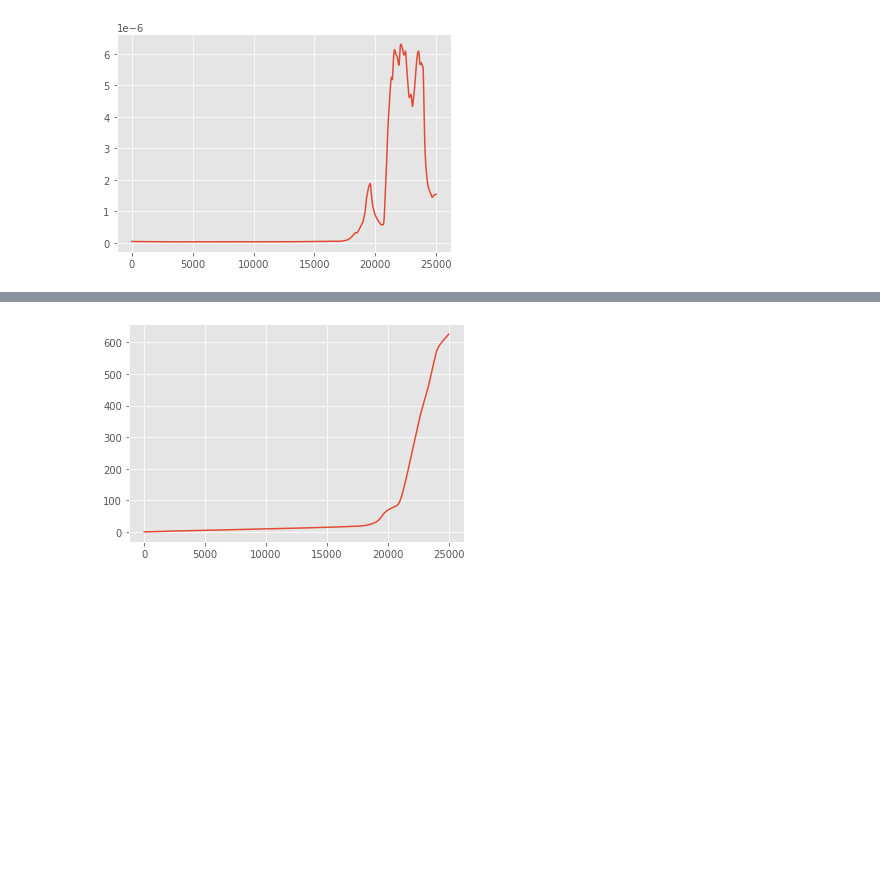
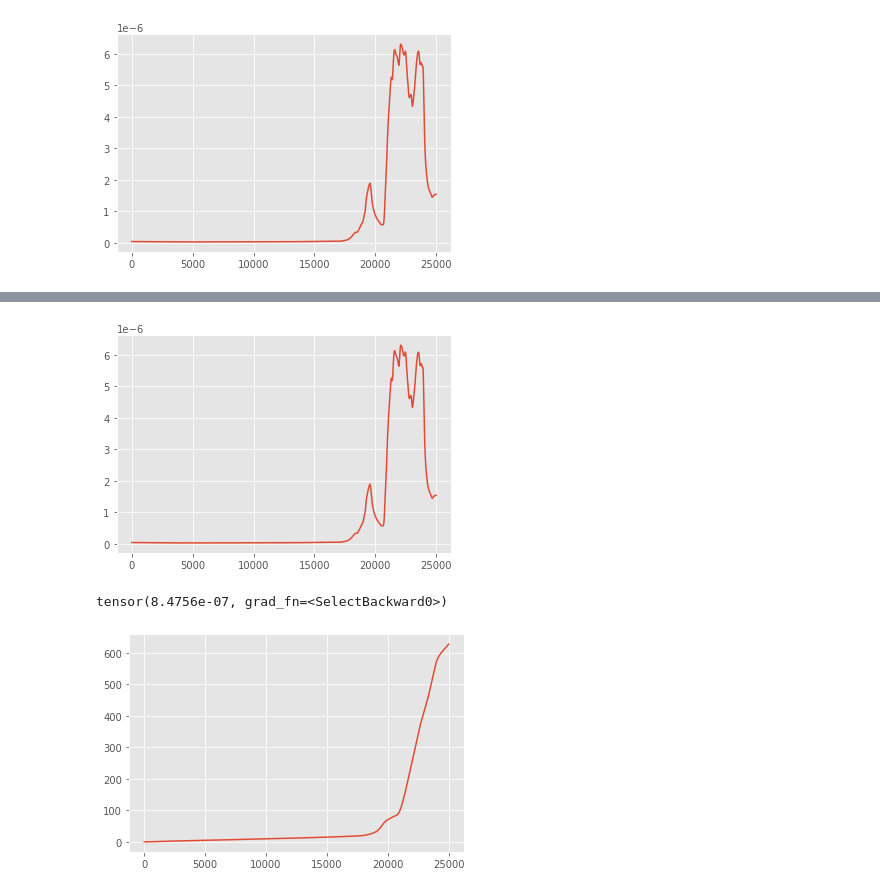
Before and after one commit to hanxiaokaka/Induced_seismic, a Jupyter notebook: notebooks/crs_model/001. Run CRS forward.ipynb, the cells around one changed output, grey strips where cells are left out. Saved outputs shown, nothing was run; the diff lists cells and outputs as text; code cells hidden in the pictures; blank space fills up the shorter version.

```diff
--- a/notebooks/crs_model/001. Run CRS forward.ipynb
+++ b/notebooks/crs_model/001. Run CRS forward.ipynb
@@ -74,3 +101,13 @@ plt.show()
+# %%
+plt.figure()
+plt.plot(Rt[0].data.numpy())
+plt.show()
+# %% [output]
+[figure, added]
+# %%
+Rt[0, 20035]
+# %% [output]
+tensor(8.4756e-07, grad_fn=<SelectBackward0>)
 # %%
 plt.figure()
 plt.plot(Nt[0].data.numpy())
```
Also changed, not shown: parts of 5 cells of this notebook, 8 other files.
